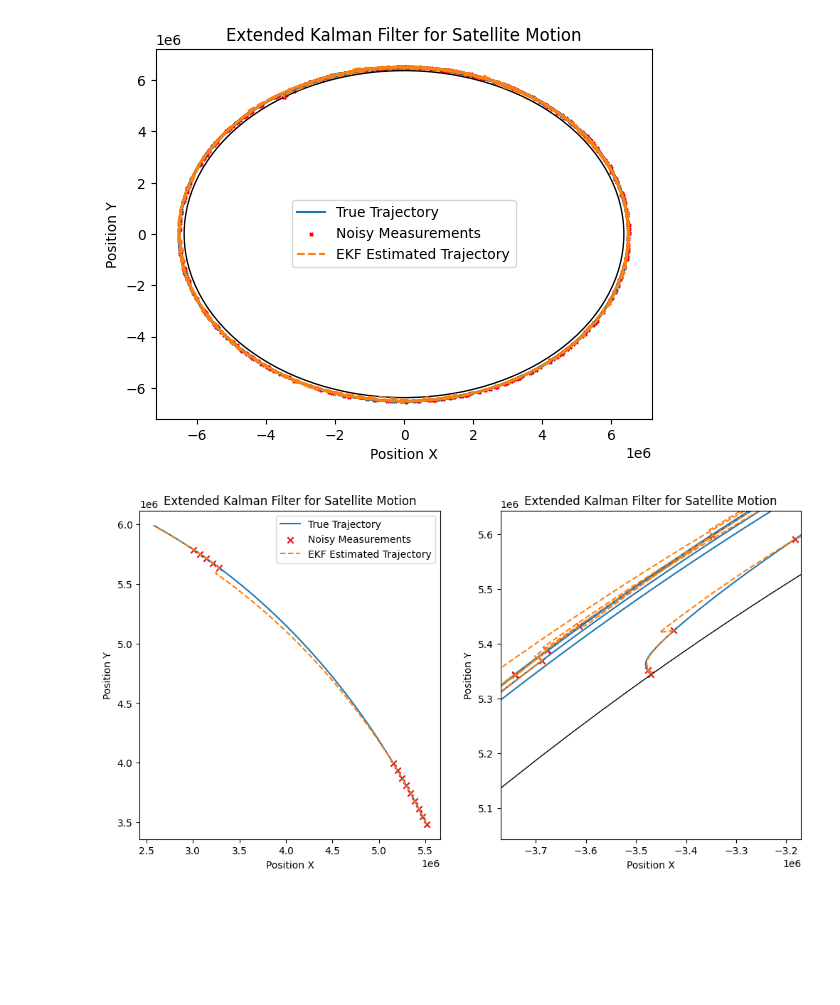
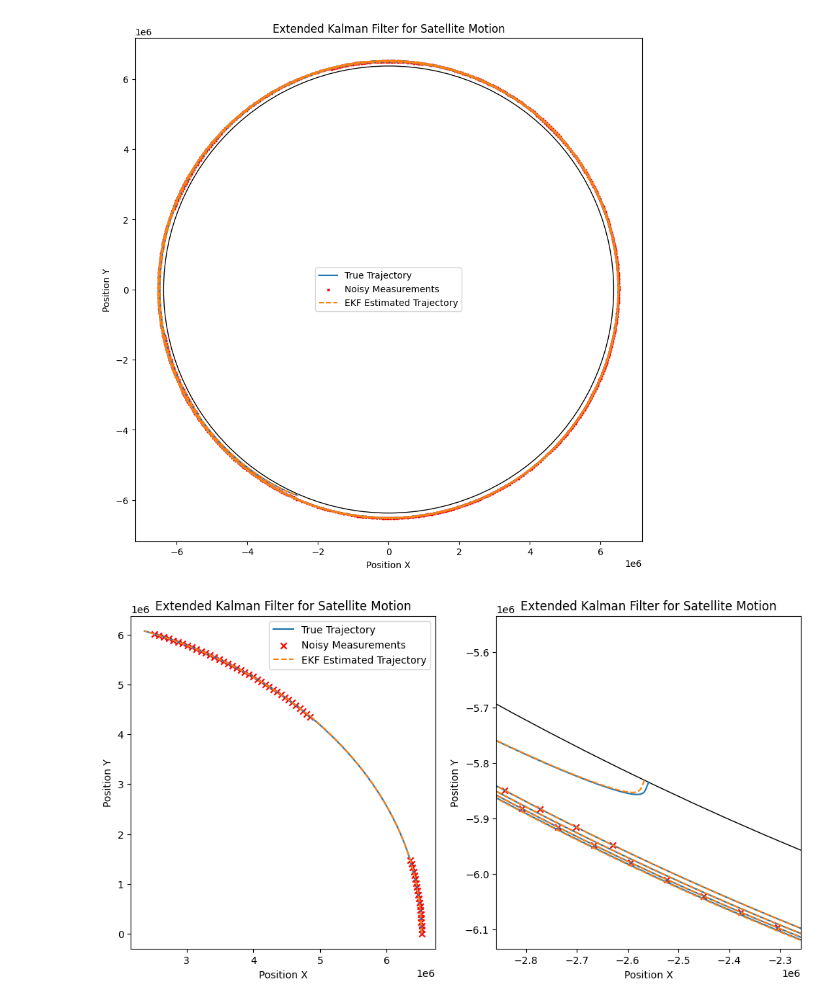
Before and after one commit to brendanbennett/deorbiter, a Jupyter notebook: examples/EKF_example.ipynb, the cells around one changed output. Drawn from its saved outputs; the diff is of its cells as text; code cells hidden in the pictures; blank space fills up the shorter version.

Commit message:
Change from 3 to 7 radars in ekf example. Pass in observed covariances to EKF.

```diff
--- a/examples/EKF_example.ipynb
+++ b/examples/EKF_example.ipynb
@@ -17,7 +17,7 @@ if sim_data is None or sim_config is None:
         "adams_bashforth",
         "coesa_atmos_fast",
         initial_state=np.array((deorbit.constants.EARTH_RADIUS + 150000, 0, 0, 7820)),
-        noise_types = {"gaussian": {"noise_strength": 0.01}, "impulse": {"impulse_strength": 0.1, "impulse_probability": 1e-5}},
+        noise_types = {"gaussian": {"noise_strength": 0.001}, "impulse": {"impulse_strength": 0.01, "impulse_probability": 1e-5}},
         time_step=0.1,
     )
     sim_data = sim.gather_data()
@@ -30,5 +33,5 @@ Loaded data from file
 # %%
-obs = Observer(number_of_radars=3)
+obs = Observer(number_of_radars=7)
 sim_states = sim_data.state_array()
 sim_times = sim_data.times
 
@@ -36,6 +39,7 @@ obs.run(sim_states=sim_states, sim_times=sim_times, checking_interval=100)
 
 observation_times = obs.observed_times
 observation_states = obs.observed_states
+observed_covariances = obs.observed_covariances
 
 observations = (observation_states, observation_times)
 # %%
@@ -51,7 +55,6 @@ ax.scatter(observation_states[:, 0], observation_states[:, 1])
 # %%
 # Define process and measurement noise covariance matrices, think this noise should be alot bigger
 Q = np.diag([0.1, 0.1, 0.01, 0.01])#process noise
-R = np.diag([1, 1, 0.1, 0.1]) #measurement noise
 P = np.diag([1, 1, 1, 1]) #error covariance matrix - represents uncertainty in state estimation
 
 # Measurement matrix H (assuming all states are measured directly??????) -- for now
@@ -64,4 +67,4 @@ dt = sim_config.simulation_method_kwargs.time_step
 
 ekf = EKF()
 
-estimated_traj, uncertainties, estimated_times = ekf.run(observations, dt, Q, R, P, H)
+estimated_traj, uncertainties, estimated_times = ekf.run(observations, dt=dt, Q=Q, R=observed_covariances, P=P, H=H)
@@ -116,39 +76,40 @@ crash_coords = true_traj[-1, :]
 
 
 fig, ax1 = plt.subplots()
+fig.set_size_inches(10, 10)
 
 plot_range = slice(0, 290925)
 
 ax1.plot(true_traj[:, 0][plot_range], true_traj[:, 1][plot_range], label='True Trajectory')
 ax1.scatter(observation_states[:, 0][plot_range], observation_states[:, 1][plot_range], marker='x', color='r', label='Noisy Measurements', s=5)
 ax1.plot(estimated_traj[:, 0][plot_range], estimated_traj[:, 1][plot_range], label='EKF Estimated Trajectory', linestyle='--')
 ax1.set_title('Extended Kalman Filter for Satellite Motion')
 ax1.set_xlabel('Position X')
 ax1.set_ylabel('Position Y')
 earth = plt.Circle((0, 0), radius=deorbit.constants.EARTH_RADIUS, fill=False)
 ax1.add_patch(earth)
 ax1.legend()
 
 
 # ax2.plot(true_traj[:, 0], true_traj[:, 1], label='True Trajectory')
 # ax2.scatter(measurements[:, 0], measurements[:, 1], marker='x', color='r', label='Noisy Measurements', s=1)
 # ax2.plot(estimated_traj[:, 0], estimated_traj[:, 1], label='EKF Estimated Trajectory', linestyle='--')
 # ax2.set_title('Extended Kalman Filter for Satellite Motion')
 # ax2.set_xlabel('Position X')
 # ax2.set_ylabel('Position Y')
 # ax2.set_xlim([crash_coords[0]-4e5, crash_coords[0]+4e5])
 # ax2.set_ylim([crash_coords[1]-4e5, crash_coords[1]+4e5])
 # earth = plt.Circle((0, 0), radius=deorbit.constants.EARTH_RADIUS, fill=False)
 # ax2.add_patch(earth)
 
 
 plt.show()
 # %% [output]
-[figure, old version]
+[figure, new version]
 # %%
 fig, (ax1, ax2) = plt.subplots(1, 2, figsize = (12, 6))
 
-plot_duration = 500
+plot_duration = 1000
 
 start_index = np.argmax(sim_times > observation_times[0])
 start_time = sim_times[start_index]
@@ -181,4 +142,4 @@ ax1.legend()
 
 plt.show()
 # %% [output]
-[figure, old version]
+[figure, new version]
```
Also changed, not shown: parts of 3 cells of this notebook, 1 other file.
